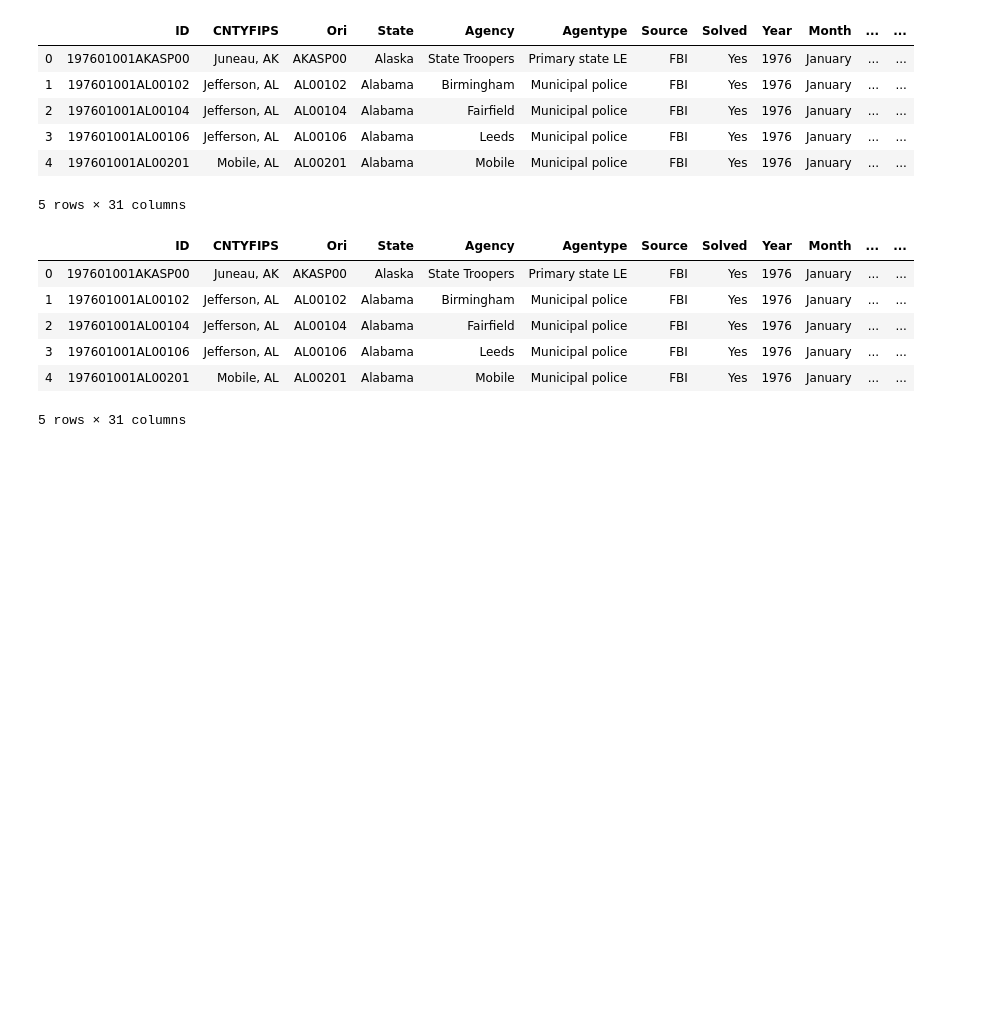
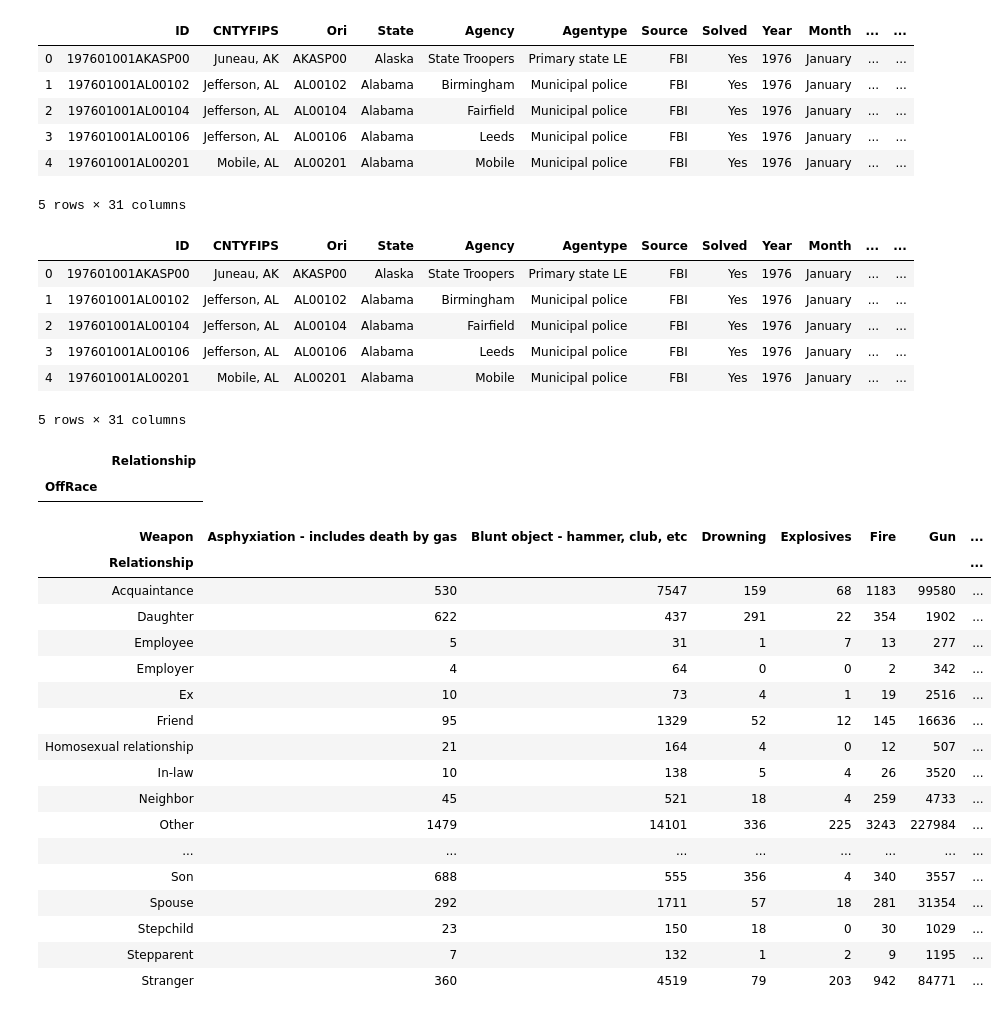
Before and after one commit to sparking29/Murder_Analysis, a Jupyter notebook: murder-analysis.ipynb, the cells around one changed output. Saved outputs shown, nothing was run; the diff lists cells and outputs as text; code cells hidden in the pictures; blank space fills up the shorter version.

```diff
--- a/murder-analysis.ipynb
+++ b/murder-analysis.ipynb
@@ -18,7 +23,7 @@ murder_df.head()
 murder_weapons_series = murder_df['Weapon']
 
 # Combine Gun categories
-murder_weapons_series = murder_weapons_series.replace(to_replace=['Rifle', 'Handgun', 'Firearm', 'Shotgun', 'Other Gun'], value='Gun')
+murder_weapons_series = murder_weapons_series.replace(to_replace=['Rifle', 'Handgun', 'Firearm', 'Shotgun', 'Other Gun', 'Handgun - pistol, revolver, etc', 'Firearm, type not stated', 'Other gun'], value='Gun')
 murder_df = murder_df.assign(Weapon=murder_weapons_series)
 
 # Combine Circumstances
@@ -54,0 +64,31 @@ murder_df.head()
+# %%
+rape_circ = murder_df.loc[murder_df['Circumstance'] == 'Rape']
+
+rape_murder = rape_circ.groupby("OffRace")["Relationship"].count()
+
+rape_murder_df = pd.DataFrame(rape_murder)
+rape_murder_df
+# %% [output]
+|  | Relationship |
+| OffRace |  |
+# %%
+pd.crosstab(murder_df.Relationship, murder_df.Weapon)
+# %% [output]
+| Weapon | Asphyxiation - includes death by gas | Blunt object - hammer, club, etc | Drowning | Explosives | Fire | Gun | ... |
+| Relationship |  |  |  |  |  |  | ... |
+| Acquaintance | 530 | 7547 | 159 | 68 | 1183 | 99580 | ... |
+| Daughter | 622 | 437 | 291 | 22 | 354 | 1902 | ... |
+| Employee | 5 | 31 | 1 | 7 | 13 | 277 | ... |
+| Employer | 4 | 64 | 0 | 0 | 2 | 342 | ... |
+| Ex | 10 | 73 | 4 | 1 | 19 | 2516 | ... |
+| Friend | 95 | 1329 | 52 | 12 | 145 | 16636 | ... |
+| Homosexual relationship | 21 | 164 | 4 | 0 | 12 | 507 | ... |
+| In-law | 10 | 138 | 5 | 4 | 26 | 3520 | ... |
+| Neighbor | 45 | 521 | 18 | 4 | 259 | 4733 | ... |
+| Other | 1479 | 14101 | 336 | 225 | 3243 | 227984 | ... |
+| ... | ... | ... | ... | ... | ... | ... | ... |
+| Son | 688 | 555 | 356 | 4 | 340 | 3557 | ... |
+| Spouse | 292 | 1711 | 57 | 18 | 281 | 31354 | ... |
+| Stepchild | 23 | 150 | 18 | 0 | 30 | 1029 | ... |
+| Stepparent | 7 | 132 | 1 | 2 | 9 | 1195 | ... |
+| Stranger | 360 | 4519 | 79 | 203 | 942 | 84771 | ... |
```
Also changed, not shown: parts of 12 cells of this notebook.
